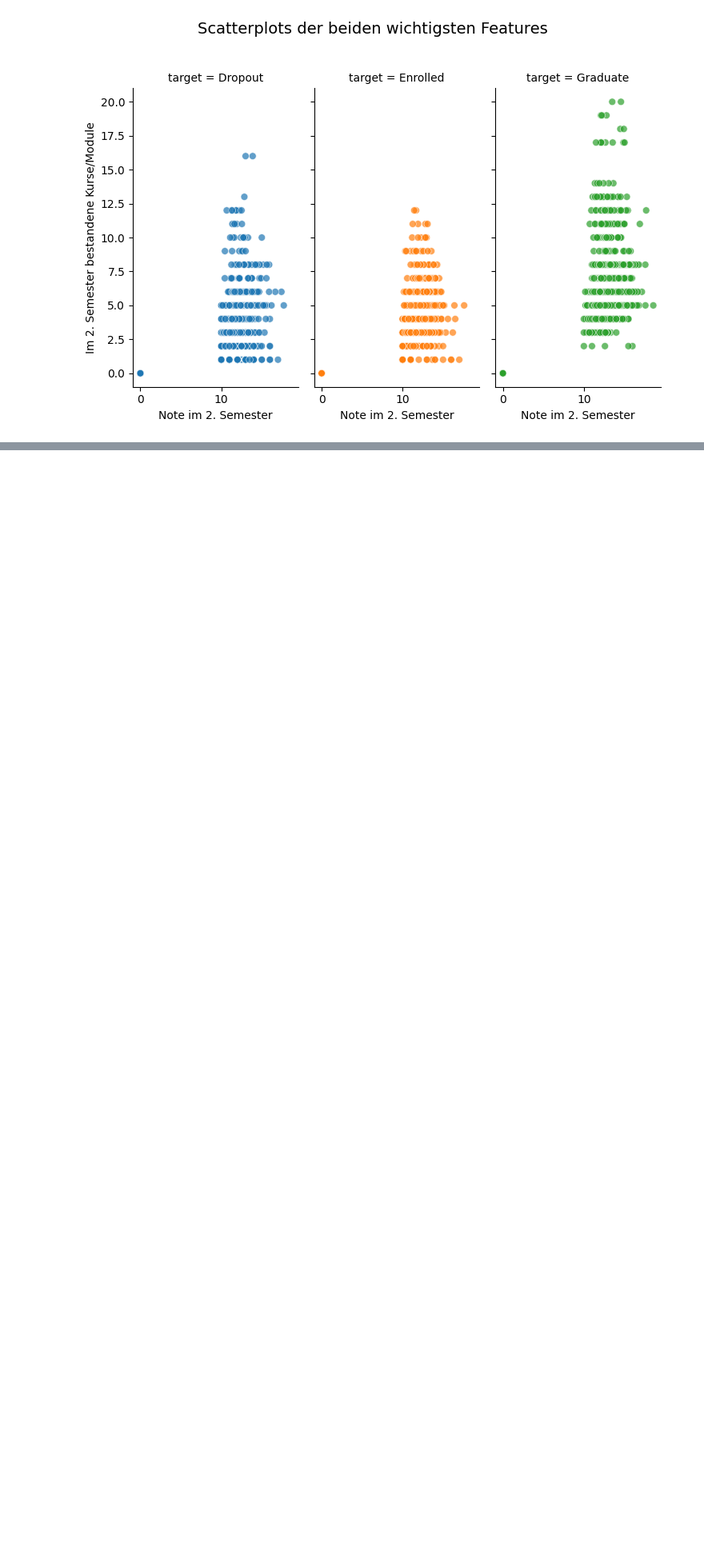
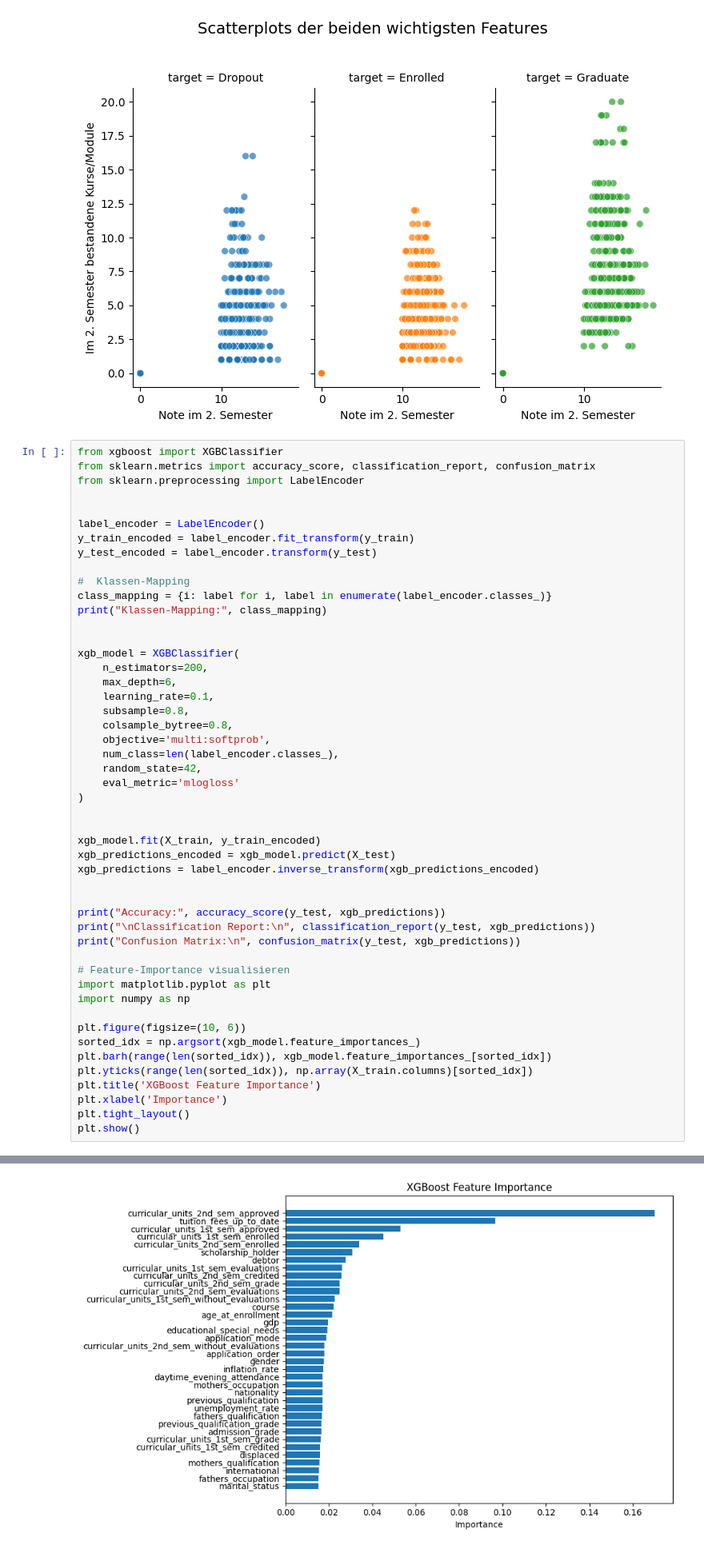
Before and after one commit to Sorour2025/SorourEndProjekt, a Jupyter notebook: data.ipynb, the cells around one changed output, grey strips where cells are left out. Shown at 80% size. Drawn from its saved outputs; the diff is of its cells as text; blank space fills up the shorter version.

Commit message:
XGBoost liefernt neue Erkenntnisse

```diff
--- a/data.ipynb
+++ b/data.ipynb
@@ -849,3 +843,53 @@ plt.tight_layout()
 plt.show()
 # %% [output]
 [figure]
+# %%
+from xgboost import XGBClassifier
+from sklearn.metrics import accuracy_score, classification_report, confusion_matrix
+from sklearn.preprocessing import LabelEncoder
+
+
+label_encoder = LabelEncoder()
+y_train_encoded = label_encoder.fit_transform(y_train)
+y_test_encoded = label_encoder.transform(y_test)
+
+#  Klassen-Mapping
+class_mapping = {i: label for i, label in enumerate(label_encoder.classes_)}
+print("Klassen-Mapping:", class_mapping)
+
+
+xgb_model = XGBClassifier(
+    n_estimators=200,
+    max_depth=6,
+    learning_rate=0.1,
+    subsample=0.8,
+    colsample_bytree=0.8,
+    objective='multi:softprob',
+    num_class=len(label_encoder.classes_),
+    random_state=42,
+    eval_metric='mlogloss'
+)
+
+
+xgb_model.fit(X_train, y_train_encoded)
+xgb_predictions_encoded = xgb_model.predict(X_test)
+xgb_predictions = label_encoder.inverse_transform(xgb_predictions_encoded)
+
+
+print("Accuracy:", accuracy_score(y_test, xgb_predictions))
+print("\nClassification Report:\n", classification_report(y_test, xgb_predictions))
+print("Confusion Matrix:\n", confusion_matrix(y_test, xgb_predictions))
+
+# Feature-Importance visualisieren
+import matplotlib.pyplot as plt
+import numpy as np
+
+plt.figure(figsize=(10, 6))
+sorted_idx = np.argsort(xgb_model.feature_importances_)
+plt.barh(range(len(sorted_idx)), xgb_model.feature_importances_[sorted_idx])
+plt.yticks(range(len(sorted_idx)), np.array(X_train.columns)[sorted_idx])
+plt.title('XGBoost Feature Importance')
+plt.xlabel('Importance')
+plt.tight_layout()
+plt.show()
+# %% [output]
@@ -851,0 +914 @@ plt.show()
+[figure, added]
```
Also changed, not shown: parts of 12 cells of this notebook.
